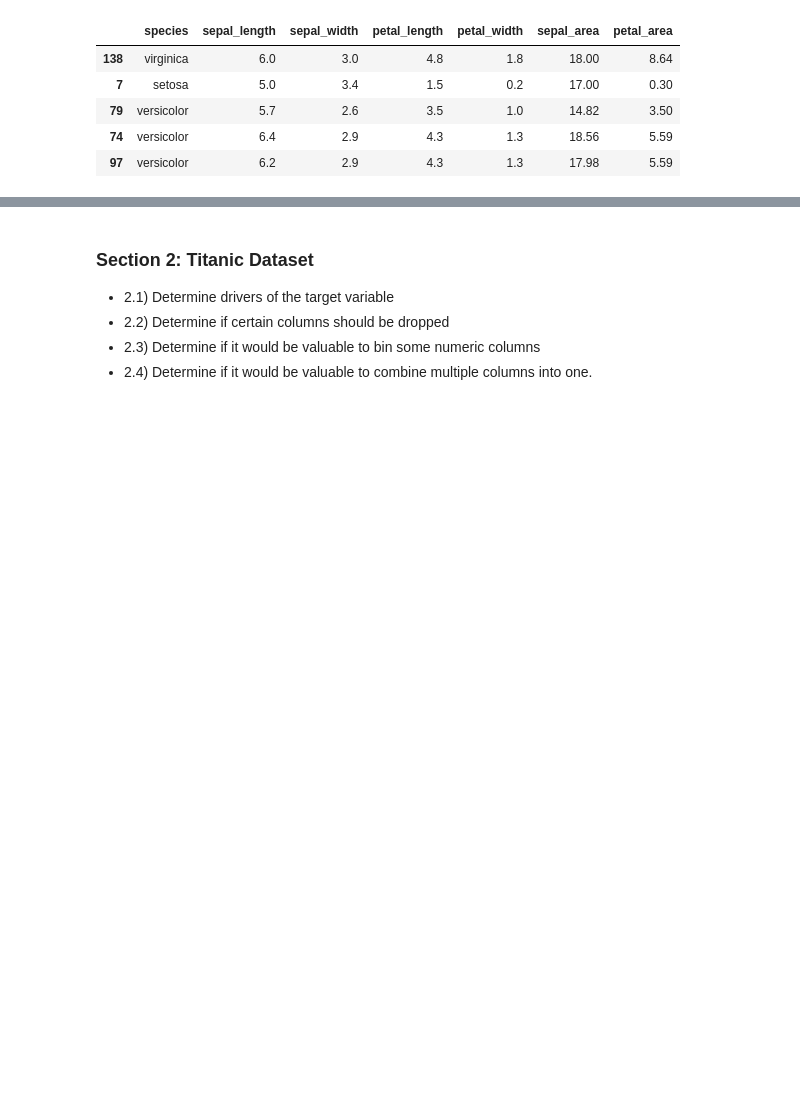
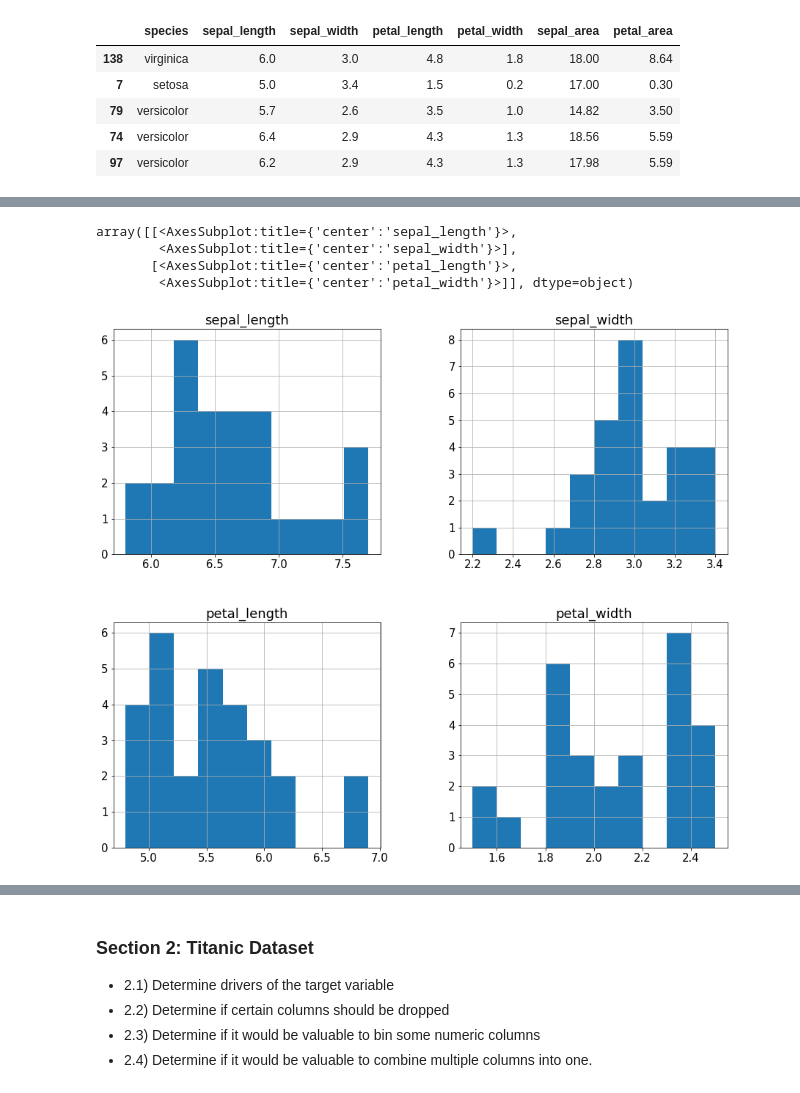
Before and after one commit to nicholas-dougherty/classification-exercises, a Jupyter notebook: classification_exercises.ipynb, the cells around one changed output, grey strips where cells are left out. Saved outputs shown, nothing was run; the diff lists cells and outputs as text; code cells hidden in the pictures; blank space fills up the shorter version.

```diff
--- a/classification_exercises.ipynb
+++ b/classification_exercises.ipynb
@@ -667,0 +845,9 @@ plt.show()
+# %%
+# Is the sepal length significantly different in virginica compared to versicolor?
+virginica.hist()
+# %% [output]
+array([[<AxesSubplot:title={'center':'sepal_length'}>,
+        <AxesSubplot:title={'center':'sepal_width'}>],
+       [<AxesSubplot:title={'center':'petal_length'}>,
+        <AxesSubplot:title={'center':'petal_width'}>]], dtype=object)
+[figure, added]
```
Also changed, not shown: parts of 27 cells of this notebook, 1 other file.
